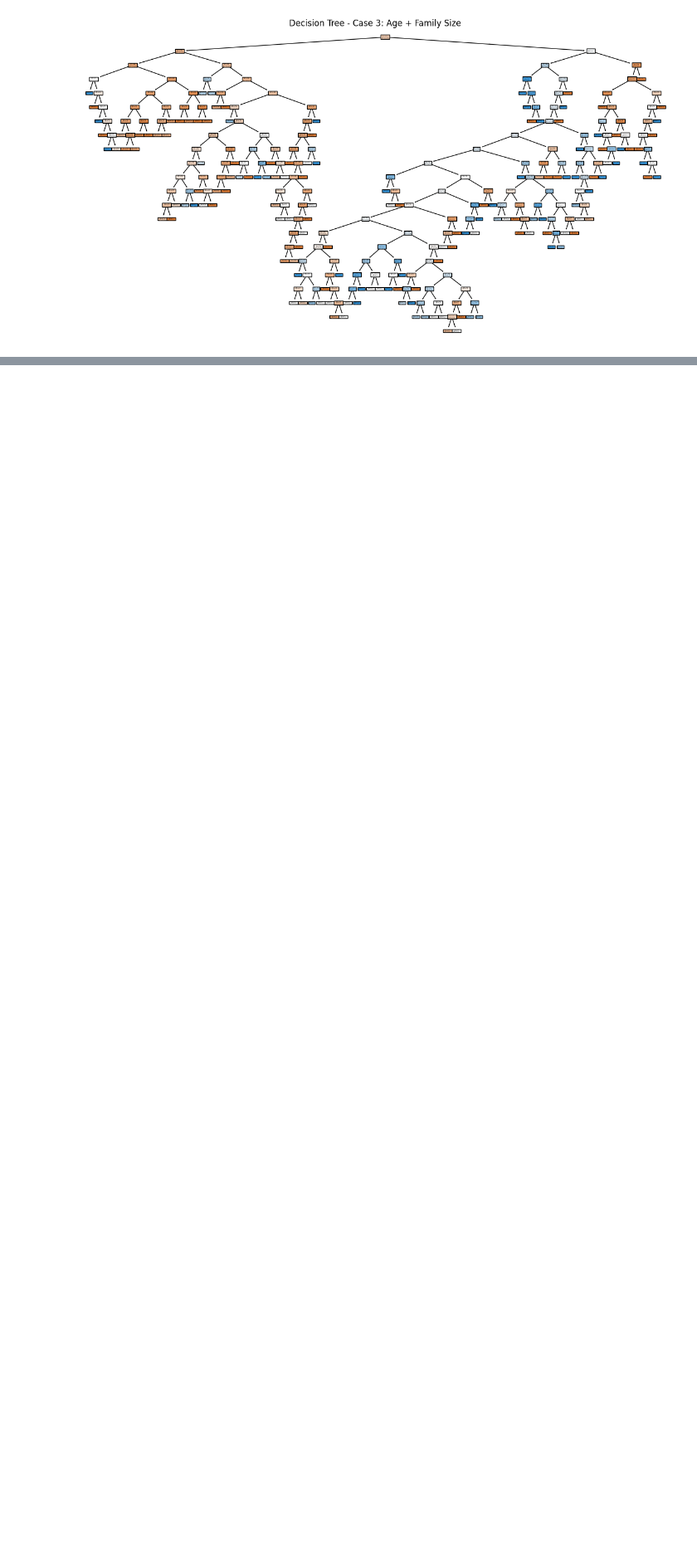
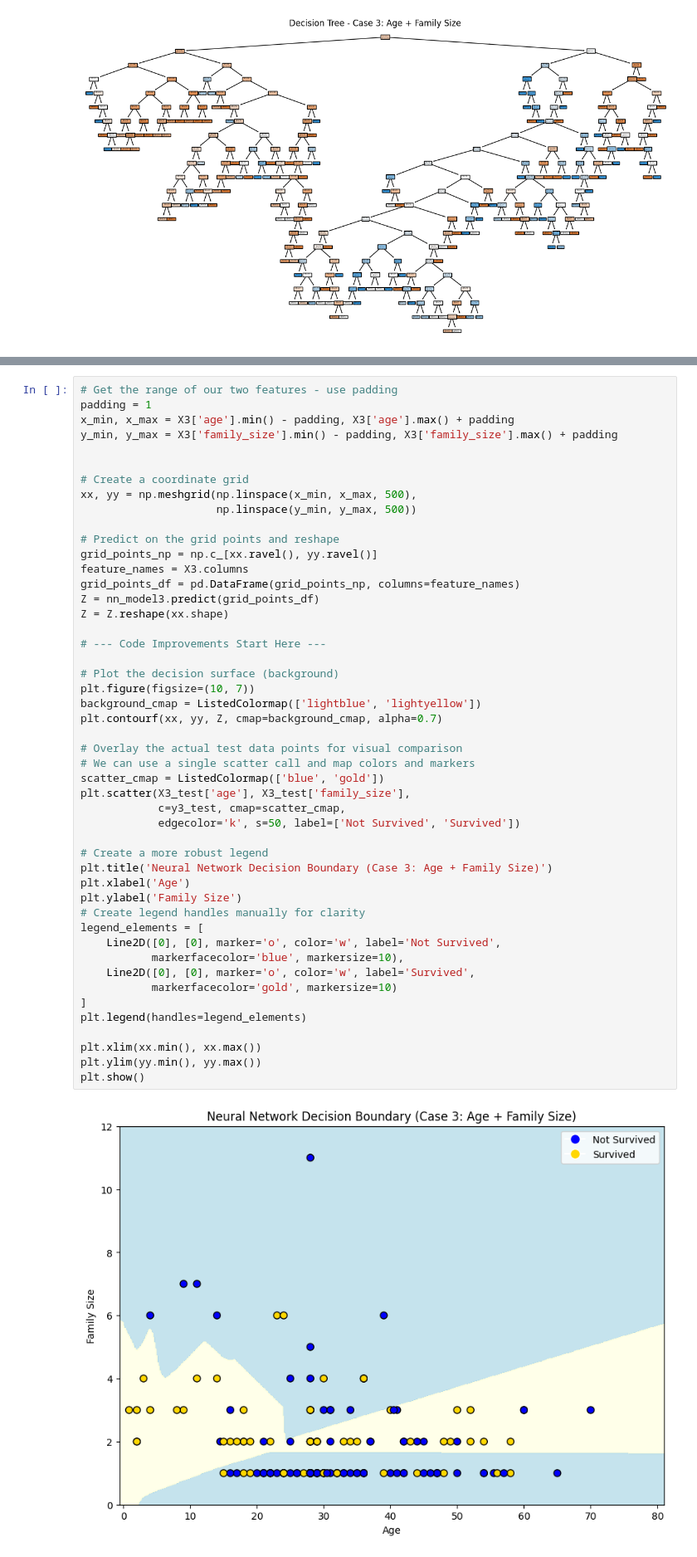
Before and after one commit to s-golla/applied-ml-sgolla, a Jupyter notebook: notebooks/project03/ml03_sgolla.ipynb, the cells around one changed output, grey strips where cells are left out. Shown at 83% size. Saved outputs shown, nothing was run; the diff lists cells and outputs as text; blank space fills up the shorter version.

```diff
--- a/notebooks/project03/ml03_sgolla.ipynb
+++ b/notebooks/project03/ml03_sgolla.ipynb
@@ -303,0 +443,50 @@ plt.show()
+# %%
+# Get the range of our two features - use padding
+padding = 1
+x_min, x_max = X3['age'].min() - padding, X3['age'].max() + padding
+y_min, y_max = X3['family_size'].min() - padding, X3['family_size'].max() + padding
+
+
+# Create a coordinate grid
+xx, yy = np.meshgrid(np.linspace(x_min, x_max, 500),
+                     np.linspace(y_min, y_max, 500))
+
+# Predict on the grid points and reshape
+grid_points_np = np.c_[xx.ravel(), yy.ravel()]
+feature_names = X3.columns
+grid_points_df = pd.DataFrame(grid_points_np, columns=feature_names)
+Z = nn_model3.predict(grid_points_df)
+Z = Z.reshape(xx.shape)
+
+# --- Code Improvements Start Here ---
+
+# Plot the decision surface (background)
+plt.figure(figsize=(10, 7))
+background_cmap = ListedColormap(['lightblue', 'lightyellow'])
+plt.contourf(xx, yy, Z, cmap=background_cmap, alpha=0.7)
+
+# Overlay the actual test data points for visual comparison
+# We can use a single scatter call and map colors and markers
+scatter_cmap = ListedColormap(['blue', 'gold'])
+plt.scatter(X3_test['age'], X3_test['family_size'],
+            c=y3_test, cmap=scatter_cmap,
+            edgecolor='k', s=50, label=['Not Survived', 'Survived'])
+
+# Create a more robust legend
+plt.title('Neural Network Decision Boundary (Case 3: Age + Family Size)')
+plt.xlabel('Age')
+plt.ylabel('Family Size')
+# Create legend handles manually for clarity
+legend_elements = [
+    Line2D([0], [0], marker='o', color='w', label='Not Survived',
+           markerfacecolor='blue', markersize=10),
+    Line2D([0], [0], marker='o', color='w', label='Survived',
+           markerfacecolor='gold', markersize=10)
+]
+plt.legend(handles=legend_elements)
+
+plt.xlim(xx.min(), xx.max())
+plt.ylim(yy.min(), yy.max())
+plt.show()
+# %% [output]
+[figure, added]
```
Also changed, not shown: parts of 8 cells of this notebook.
